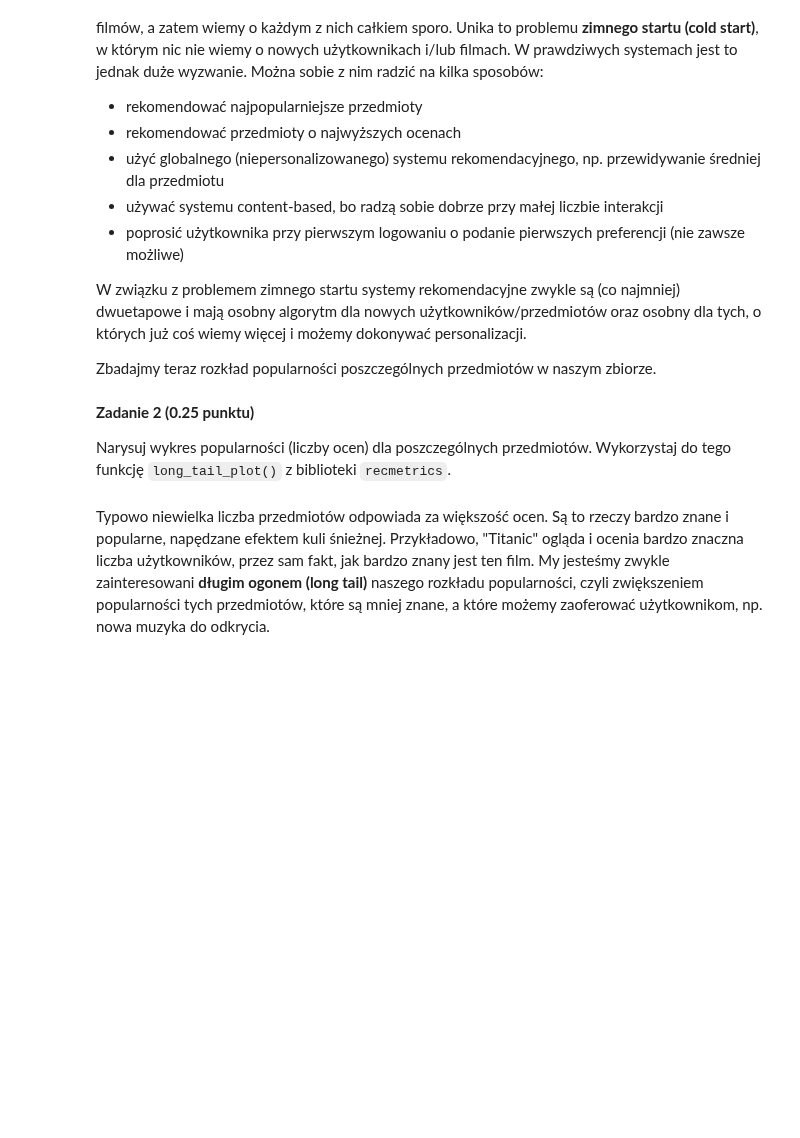
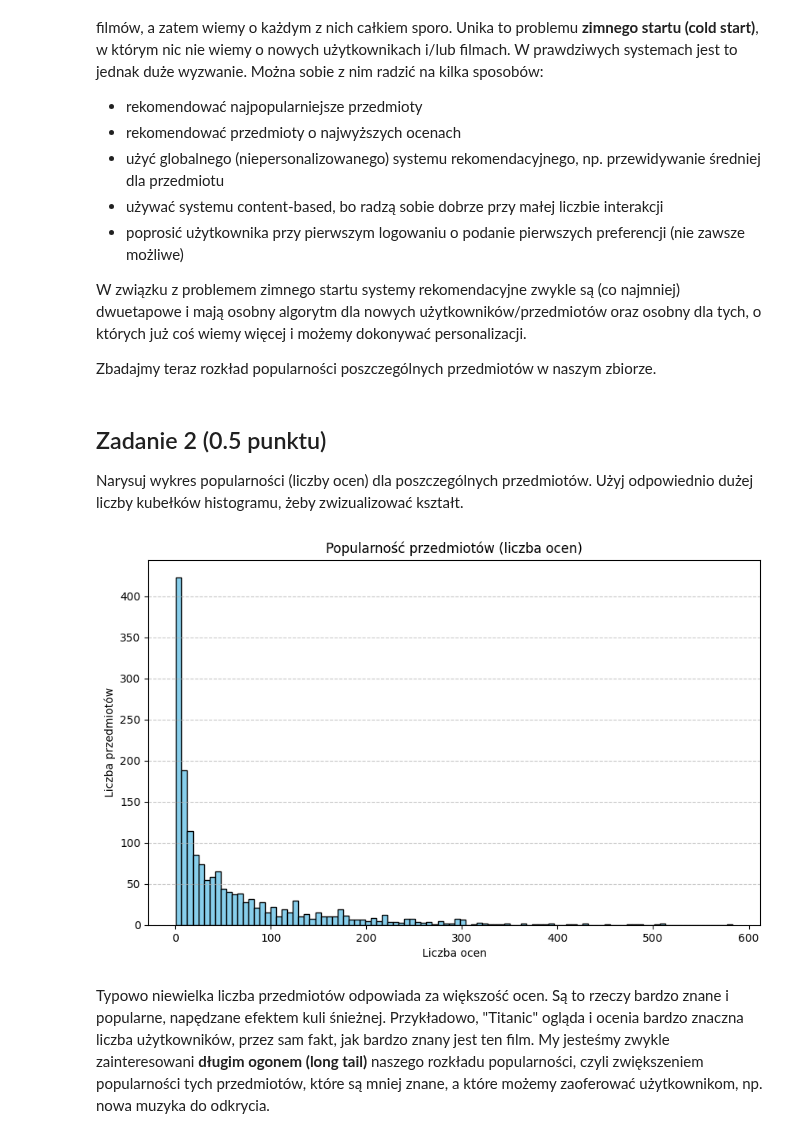
Before and after one commit to apohllo/sztuczna-inteligencja, a Jupyter notebook: lab7/lab_7.ipynb, the cells around one changed output. Saved outputs shown, nothing was run; the diff lists cells and outputs as text; code cells hidden in the pictures; blank space fills up the shorter version.

```diff
--- a/lab7/lab_7.ipynb
+++ b/lab7/lab_7.ipynb
@@ -123,9 +168,23 @@ W związku z problemem zimnego startu systemy rekomendacyjne zwykle są (co najm
 
 Zbadajmy teraz rozkład popularności poszczególnych przedmiotów w naszym zbiorze.
 # %% [markdown]
-**Zadanie 2 (0.25 punktu)**
+## Zadanie 2 (0.5 punktu)
 
-Narysuj wykres popularności (liczby ocen) dla poszczególnych przedmiotów. Wykorzystaj do tego funkcję `long_tail_plot()` z biblioteki `recmetrics`.
+Narysuj wykres popularności (liczby ocen) dla poszczególnych przedmiotów. Użyj odpowiednio dużej liczby kubełków histogramu, żeby zwizualizować kształt.
+# %%
+import matplotlib.pyplot as plt
+
+item_popularity = df.groupby("item_id").size()
+
+plt.figure(figsize=(10, 6))
+plt.hist(item_popularity, bins=100, color='skyblue', edgecolor='black')
+plt.title("Popularność przedmiotów (liczba ocen)")
+plt.xlabel("Liczba ocen")
+plt.ylabel("Liczba przedmiotów")
+plt.grid(axis='y', linestyle='--', alpha=0.7)
+plt.show()
+# %% [output]
+[figure, added]
 # %% [markdown]
 Typowo niewielka liczba przedmiotów odpowiada za większość ocen. Są to rzeczy bardzo znane i popularne, napędzane efektem kuli śnieżnej. Przykładowo, "Titanic" ogląda i ocenia bardzo znaczna liczba użytkowników, przez sam fakt, jak bardzo znany jest ten film. My jesteśmy zwykle zainteresowani **długim ogonem (long tail)** naszego rozkładu popularności, czyli zwiększeniem popularności tych przedmiotów, które są mniej znane, a które możemy zaoferować użytkownikom, np. nowa muzyka do odkrycia.
 # %% [markdown]
```
Also changed, not shown: parts of 74 cells of this notebook.
